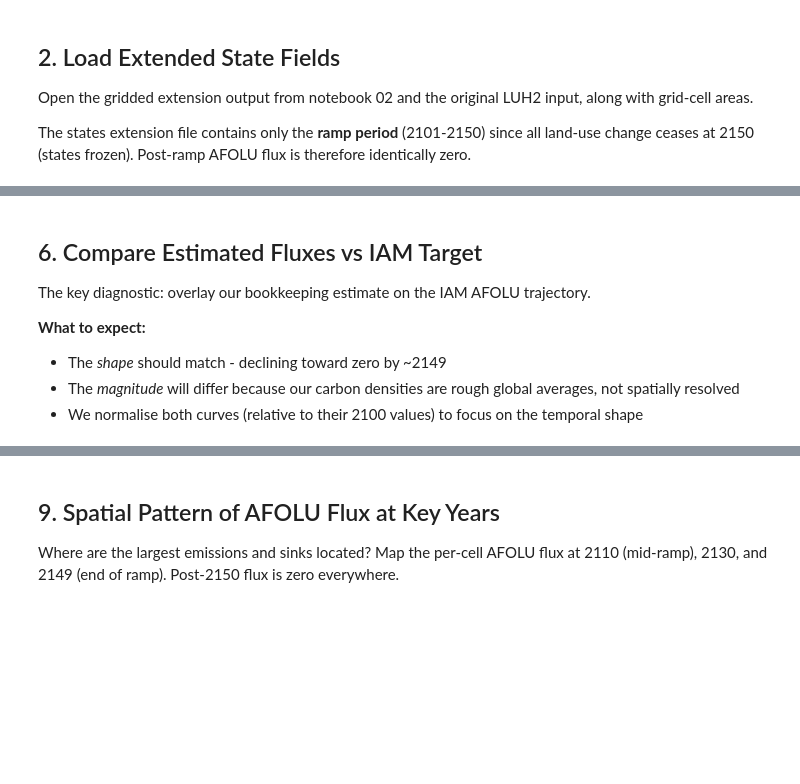
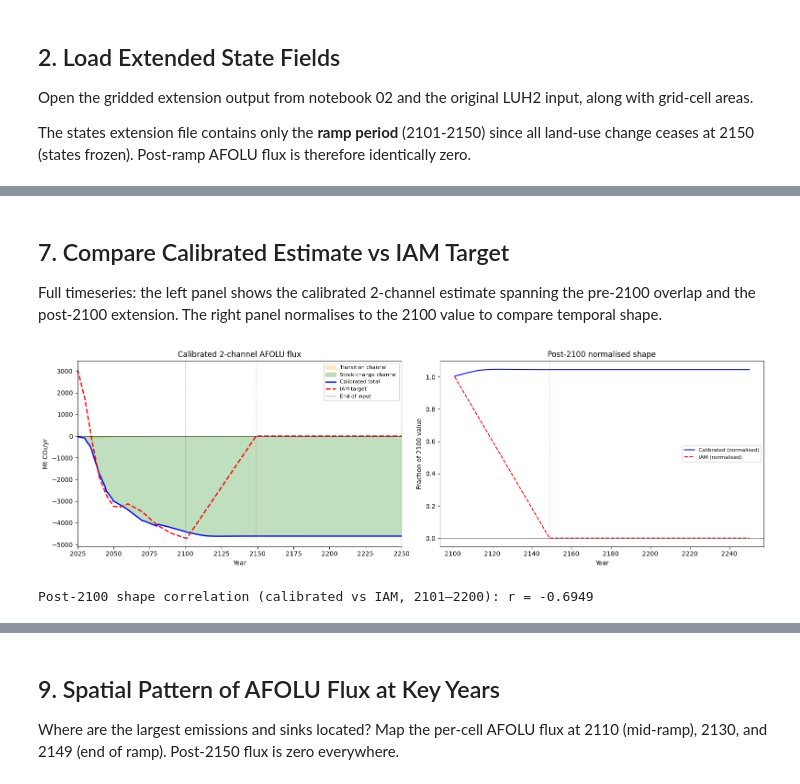
Before and after one commit to benmsanderson/extend-luh, a Jupyter notebook: notebooks/03_afolu_flux_check.ipynb, the cells around one changed output, grey strips where cells are left out. Saved outputs shown, nothing was run; the diff lists cells and outputs as text; code cells hidden in the pictures; blank space fills up the shorter version.

Commit message:
afolu tweaking

```diff
--- a/notebooks/03_afolu_flux_check.ipynb
+++ b/notebooks/03_afolu_flux_check.ipynb
@@ -200,54 +429,55 @@ print(f"Post-ramp flux (2151-2500): 0.0 by construction")
 # %% [markdown]
-## 6. Compare Estimated Fluxes vs IAM Target
+## 7. Compare Calibrated Estimate vs IAM Target
 
-The key diagnostic: overlay our bookkeeping estimate on the IAM AFOLU trajectory.
-
-**What to expect:**
-- The *shape* should match - declining toward zero by ~2149
-- The *magnitude* will differ because our carbon densities are rough global averages, not spatially resolved
-- We normalise both curves (relative to their 2100 values) to focus on the temporal shape
+Full timeseries: the left panel shows the calibrated 2-channel estimate spanning the pre-2100 overlap and the post-2100 extension. The right panel normalises to the 2100 value to compare temporal shape.
 # %%
-# Combine input + extension flux
-all_flux_years = np.concatenate([input_flux_years, full_ext_years])
-all_flux = np.concatenate([input_flux, ext_flux])
+# Combine pre-2100 + extension
+all_years = np.concatenate([input_flux_years, full_ext_years])
+all_calib = np.concatenate([calibrated_pre, ext_calib])
+all_trans = np.concatenate([alpha_trans * transition_flux, alpha_trans * ext_transition])
+all_stock = np.concatenate([alpha_stock * stock_flux, alpha_stock * ext_stock])
 
 fig, axes = plt.subplots(1, 2, figsize=(16, 5))
 
-# --- Left panel: absolute values ---
+# Left: absolute values with channel decomposition
 ax = axes[0]
-ax.plot(all_flux_years, all_flux, 'b-', lw=1.5, label='Bookkeeping estimate')
-afolu_plot = afolu_target.loc[2025:2250]
-ax.plot(afolu_plot.index, afolu_plot.values, 'r--', lw=1.5, label='IAM target (AFOLU CO2)')
-ax.axhline(0, color='k', ls='-', lw=0.5)
+ax.fill_between(all_years, 0, all_trans, alpha=0.25, color='orange', label='Transition channel')
+ax.fill_between(all_years, 0, all_stock, alpha=0.25, color='green', label='Stock-change channel')
+ax.plot(all_years, all_calib, 'b-', lw=2, label='Calibrated total')
+afolu_plot = afolu_target.loc[2025:2300]
+ax.plot(afolu_plot.index, afolu_plot.values, 'r--', lw=2, label='IAM target')
+ax.axhline(0, color='k', lw=0.5)
 ax.axvline(cfg.YR_END_INPUT, color='gray', ls='--', lw=0.8, label='End of input')
-ax.axvline(cfg.YR_AFOLU_ZERO, color='r', ls=':', lw=0.8, label=f'AFOLU=0 @ {cfg.YR_AFOLU_ZERO}')
-ax.set_xlabel('Year'); ax.set_ylabel('Mt CO2/yr')
-ax.set_title('AFOLU flux: estimate vs IAM target')
-ax.legend(fontsize=9)
-ax.set_xlim(2050, 2250)
+ax.axvline(cfg.YR_AFOLU_ZERO, color='r', ls=':', lw=0.8)
+ax.set_xlabel('Year'); ax.set_ylabel('Mt CO₂/yr')
+ax.set_title('Calibrated 2-channel AFOLU flux')
+ax.legend(fontsize=8); ax.set_xlim(2025, 2250)
 
-# --- Right panel: normalised to 2100 ---
+# Right: normalised shape post-2100
 ax = axes[1]
-# Get estimate flux near 2100 (average of last few input years to smooth)
-est_2100 = np.mean(input_flux[-5:])
-afolu_2100 = afolu_target.loc[2100]
-
-# Extension period only (post-2100)
-ax.plot(full_ext_years[:150], ext_flux[:150] / est_2100, 'b-', lw=1.5, label='Estimate (normalised)')
-
-afolu_ext = afolu_target.loc[2101:2250]
-ax.plot(afolu_ext.index, afolu_ext.values / afolu_2100, 'r--', lw=1.5,
-        label='IAM target (normalised)')
-
-ax.axhline(0, color='k', ls='-', lw=0.5)
+calib_2100 = calibrated_pre[-1]
+iam_2100 = afolu_target.loc[2100]
+n_plot = 150
+ax.plot(full_ext_years[:n_plot], ext_calib[:n_plot] / calib_2100,
+        'b-', lw=1.5, label='Calibrated (normalised)')
+afolu_ext_plot = afolu_target.loc[2101:2250]
+ax.plot(afolu_ext_plot.index, afolu_ext_plot.values / iam_2100,
+        'r--', lw=1.5, label='IAM (normalised)')
+ax.axhline(0, color='k', lw=0.5)
 ax.axvline(cfg.YR_AFOLU_ZERO, color='r', ls=':', lw=0.8)
 ax.set_xlabel('Year'); ax.set_ylabel('Fraction of 2100 value')
-ax.set_title('Normalised shape comparison (post-2100)')
-ax.legend(fontsize=9)
+ax.set_title('Post-2100 normalised shape')
+ax.legend(fontsize=8)
 
 plt.tight_layout(); plt.show()
 
-print(f"\nEstimated flux at 2100 (avg last 5 input yrs): {est_2100:.1f} Mt CO2/yr")
-print(f"IAM AFOLU at 2100: {afolu_2100:.1f} Mt CO2/yr")
-print(f"Scale ratio (IAM / estimate): {afolu_2100 / est_2100:.2f}")
+# Post-2100 shape correlation (first 100 years)
+common_yrs = np.arange(2101, 2201)
+ext_sub = ext_calib[:len(common_yrs)]
+iam_sub = np.array([afolu_target.loc[y] for y in common_yrs])
+r_shape = np.corrcoef(ext_sub, iam_sub)[0, 1]
+print(f"Post-2100 shape correlation (calibrated vs IAM, 2101–2200): r = {r_shape:.4f}")
+# %% [output]
+[figure, added]
+Post-2100 shape correlation (calibrated vs IAM, 2101–2200): r = -0.6949
 # %% [markdown]
```
Also changed, not shown: parts of 20 cells of this notebook.
